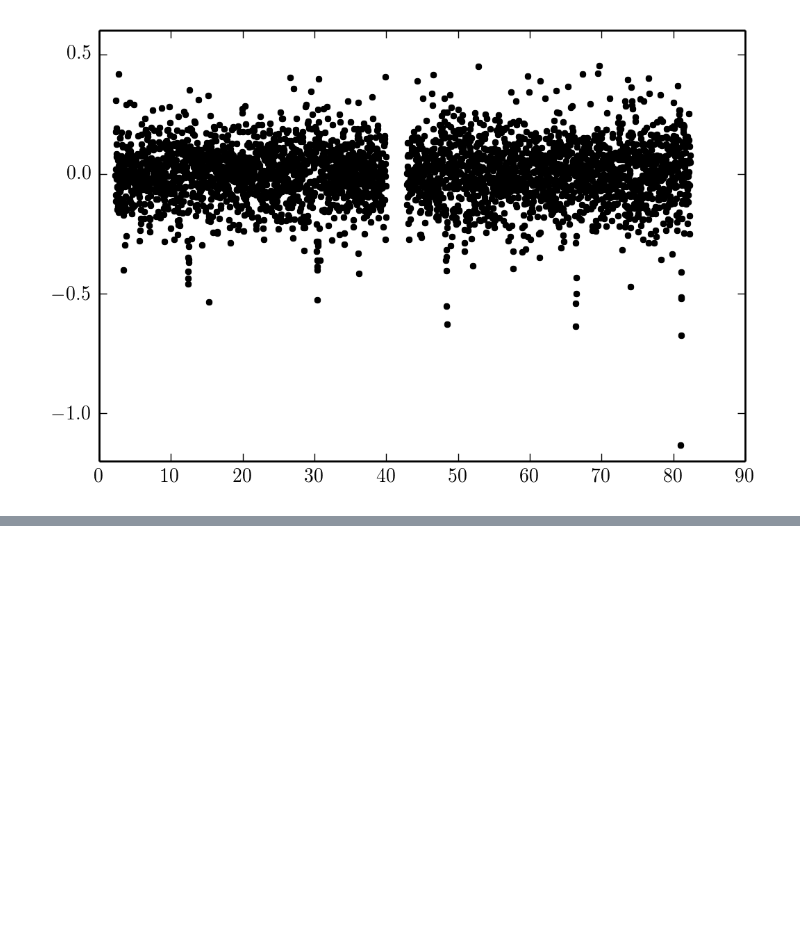
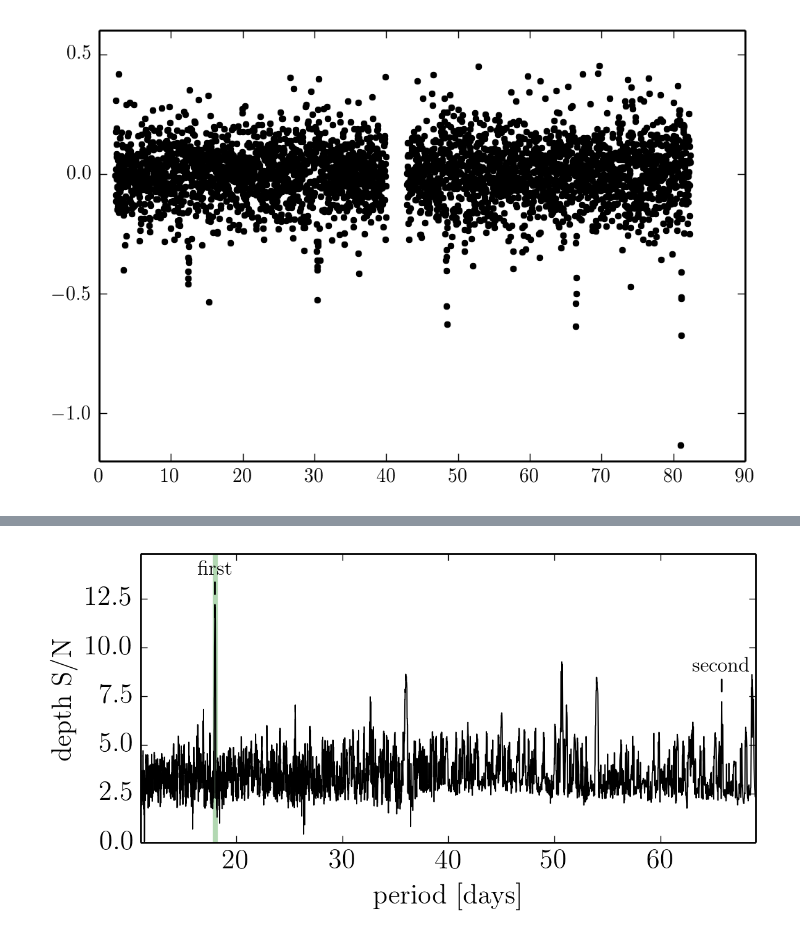
Before and after one commit to dfm/k2-paper, a Jupyter notebook: figures/search.ipynb, the cells around one changed output, grey strips where cells are left out. Cells and saved outputs as stored; diff of their text form; code cells hidden in the pictures; blank space fills up the shorter version.

```diff
--- a/figures/search.ipynb
+++ b/figures/search.ipynb
@@ -125,0 +104,24 @@ Using cached value in K2Data
+# %%
+fig = pl.figure(figsize=(6, 3))
+ax = pl.axes([0.15, 0.2, 0.83, 0.78])
+
+p = q["injections"][0]["period"]
+ax.axvline(p, lw=3, color="g", alpha=0.3)
+
+ax.plot(r.period_2d, r.depth_2d * np.sqrt(r.depth_ivar_2d), "k", lw=0.7)
+
+args = dict(xycoords="data", xytext=(0, 15), textcoords="offset points",
+            ha="center", va="bottom", fontsize=12,
+            arrowprops=dict(arrowstyle="-", shrinkA=0.0, shrinkB=6))
+
+for peak, nm in zip(r.peaks[:2], ["first", "second"]):
+    ax.annotate(nm, xy=(peak["period"], peak["depth_s2n"]), **args)
+
+ax.set_ylim(0, 14.8)
+ax.set_xlim(11, 69)
+ax.yaxis.set_major_locator(MaxNLocator(6))
+ax.set_xlabel("period [days]")
+ax.set_ylabel("depth S/N")
+fig.savefig("depth_s2n.pdf")
+# %% [output]
+[figure, added]
```
Also changed, not shown: parts of 3 cells of this notebook, 3 other files.
